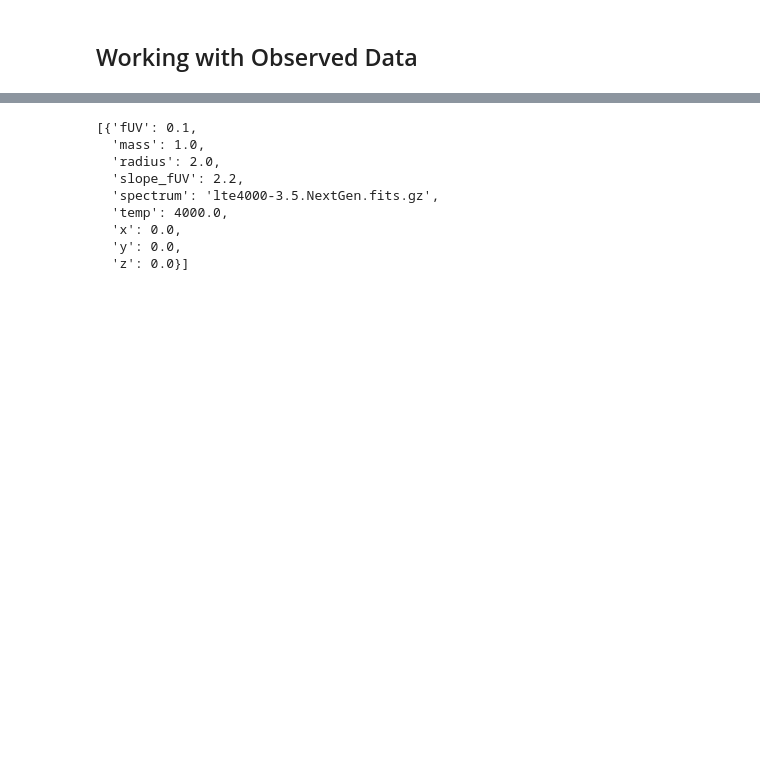
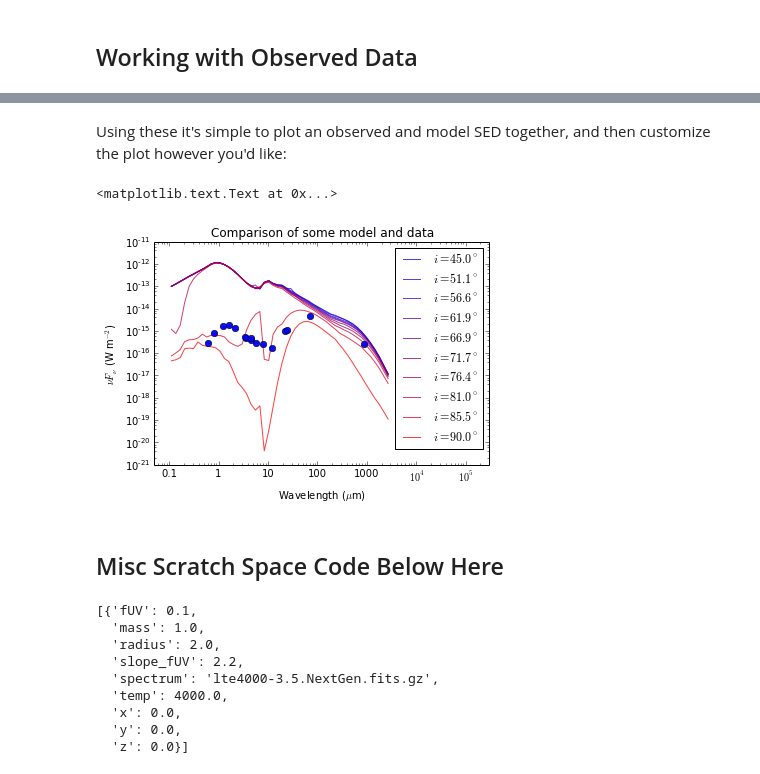
Before and after one commit to mperrin/mcfost-python, a Jupyter notebook: demo_mcfostpy.ipynb, the cells around one changed output, grey strips where cells are left out. Saved outputs shown, nothing was run; the diff lists cells and outputs as text; code cells hidden in the pictures; blank space fills up the shorter version.

```diff
--- a/demo_mcfostpy.ipynb
+++ b/demo_mcfostpy.ipynb
@@ -202,3 +262,16 @@ obs.sed_uncertainty
+# %% [markdown]
+Using these it's simple to plot an observed and model SED together, and then customize the plot however you'd like:
+# %%
+ax = model.sed.plot()
+obs.sed.plot(overplot=True)
+
+ax.set_xlim(0.05, 3e5)
+ax.set_title('Comparison of some model and data')
+# %% [output]
+<matplotlib.text.Text at 0x...>
+[figure, added]
+# %% [markdown]
+## Misc Scratch Space Code Below Here
 # %%
 par.star
 # %% [output]
```
Also changed, not shown: parts of 51 cells of this notebook.
